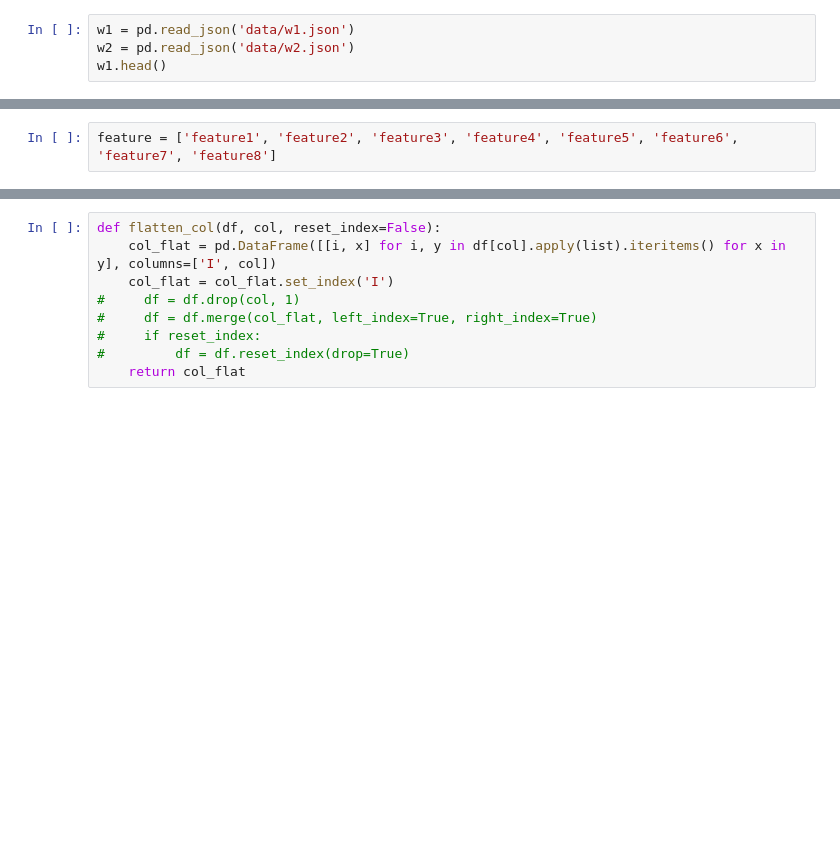
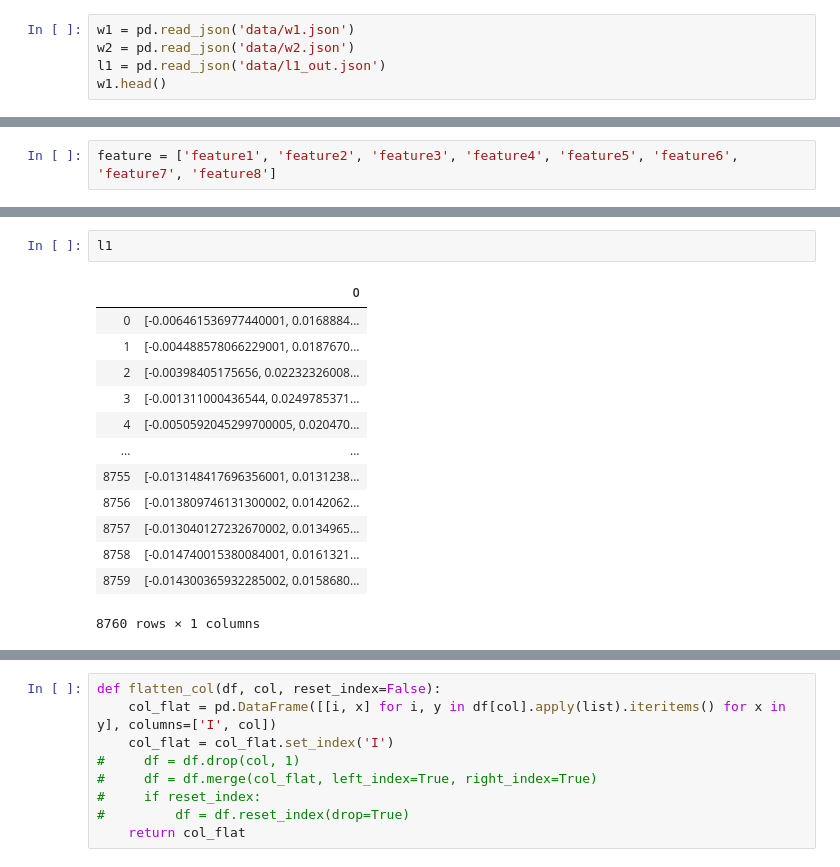
Before and after one commit to gj0706/my_research, a Jupyter notebook: neural_network/data_process.ipynb, the cells around one changed output, grey strips where cells are left out. Cells and saved outputs as stored; diff of their text form; blank space fills up the shorter version.

```diff
--- a/neural_network/data_process.ipynb
+++ b/neural_network/data_process.ipynb
@@ -3,6 +3,7 @@ import pandas as pd
 # %%
 w1 = pd.read_json('data/w1.json')
 w2 = pd.read_json('data/w2.json')
+l1 = pd.read_json('data/l1_out.json')
 w1.head()
 # %% [output]
 |  | i | f | c | o |
@@ -44,3 +45,19 @@ w1.head(8)
 | 5 | feature6 | [-0.04544346034526801, 0.06100092... | [-0.09963271021842901, -0.1578573... | [0.028123201802372003, -0.0105997... | [-0.123495206236839, 0.0301002506... |
 | 6 | feature7 | [0.115035213530063, 0.01704112626... | [-0.009484529495239001, -0.007770... | [0.068997837603092, -0.1390408575... | [0.032282188534736, 0.05868829041... |
 | 7 | feature8 | [-0.22209613025188402, 0.04659414... | [0.111288100481033, 0.15172457695... | [0.08331626653671201, 0.138304129... | [-0.22422958910465202, -0.0887156... |
+# %%
+l1
+# %% [output]
+|  | 0 |
+| 0 | [-0.006461536977440001, 0.0168884... |
+| 1 | [-0.004488578066229001, 0.0187670... |
+| 2 | [-0.00398405175656, 0.02232326008... |
+| 3 | [-0.001311000436544, 0.0249785371... |
+| 4 | [-0.0050592045299700005, 0.020470... |
+| ... | ... |
+| 8755 | [-0.013148417696356001, 0.0131238... |
+| 8756 | [-0.013809746131300002, 0.0142062... |
+| 8757 | [-0.013040127232670002, 0.0134965... |
+| 8758 | [-0.014740015380084001, 0.0161321... |
+| 8759 | [-0.014300365932285002, 0.0158680... |
+8760 rows × 1 columns
```
Also changed, not shown: parts of 2 cells of this notebook.
